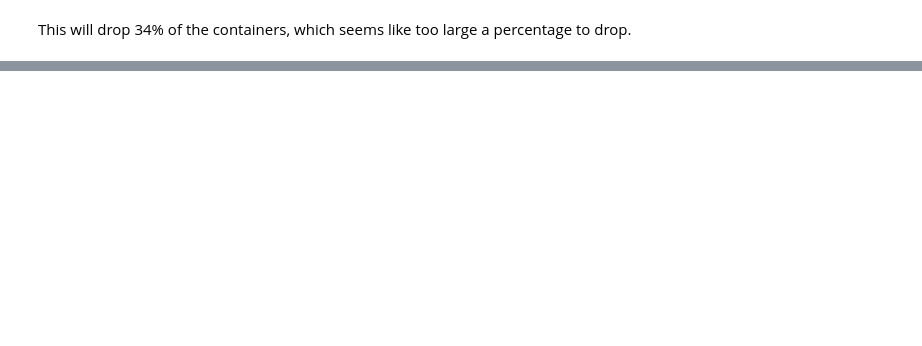
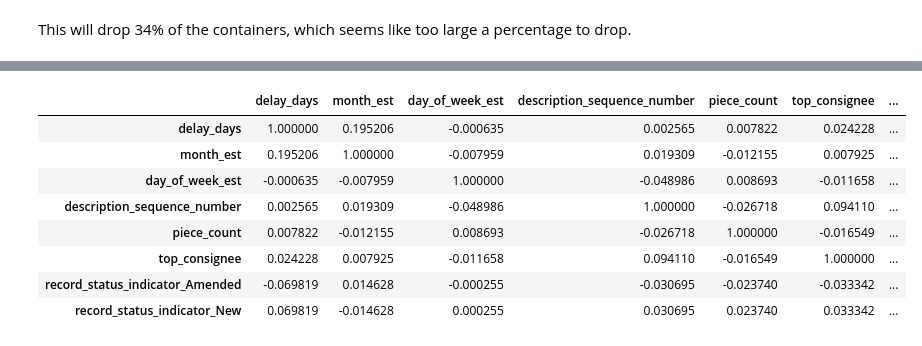
Before and after one commit to sms2015/Logistics, a Jupyter notebook: Bill of Lading - Data Understanding - Part 4.ipynb, the cells around one changed output, grey strips where cells are left out. Saved outputs shown, nothing was run; the diff lists cells and outputs as text; code cells hidden in the pictures; blank space fills up the shorter version.

```diff
--- a/Bill of Lading - Data Understanding - Part 4.ipynb
+++ b/Bill of Lading - Data Understanding - Part 4.ipynb
@@ -430,0 +511,2 @@ Data Integrity Issues:
+# %%
+df_features['top_consignee'] = np.where(df_features.top_consignee.isnull(), 0, df_features.top_consignee).astype(int)
@@ -430,0 +522,4 @@ Data Integrity Issues:
+# %%
+#one hot encode variables
+#pd.get_dummies(df, prefix=['col1', 'col2'])
+df_features = pd.get_dummies(df_features,columns=['record_status_indicator'])
@@ -430,0 +535,18 @@ Data Integrity Issues:
+# %%
+#drop record status deleted
+df_features.drop('record_status_indicator_Deleted',1,inplace = True)
+# %%
+#create a pairwise correlation matrix
+df_corr = df_features.corr()
+# %%
+df_corr
+# %% [output]
+|  | delay_days | month_est | day_of_week_est | description_sequence_number | piece_count | top_consignee | ... |
+| delay_days | 1.000000 | 0.195206 | -0.000635 | 0.002565 | 0.007822 | 0.024228 | ... |
+| month_est | 0.195206 | 1.000000 | -0.007959 | 0.019309 | -0.012155 | 0.007925 | ... |
+| day_of_week_est | -0.000635 | -0.007959 | 1.000000 | -0.048986 | 0.008693 | -0.011658 | ... |
+| description_sequence_number | 0.002565 | 0.019309 | -0.048986 | 1.000000 | -0.026718 | 0.094110 | ... |
+| piece_count | 0.007822 | -0.012155 | 0.008693 | -0.026718 | 1.000000 | -0.016549 | ... |
+| top_consignee | 0.024228 | 0.007925 | -0.011658 | 0.094110 | -0.016549 | 1.000000 | ... |
+| record_status_indicator_Amended | -0.069819 | 0.014628 | -0.000255 | -0.030695 | -0.023740 | -0.033342 | ... |
+| record_status_indicator_New | 0.069819 | -0.014628 | 0.000255 | 0.030695 | 0.023740 | 0.033342 | ... |
```
Also changed, not shown: parts of 20 cells of this notebook.
